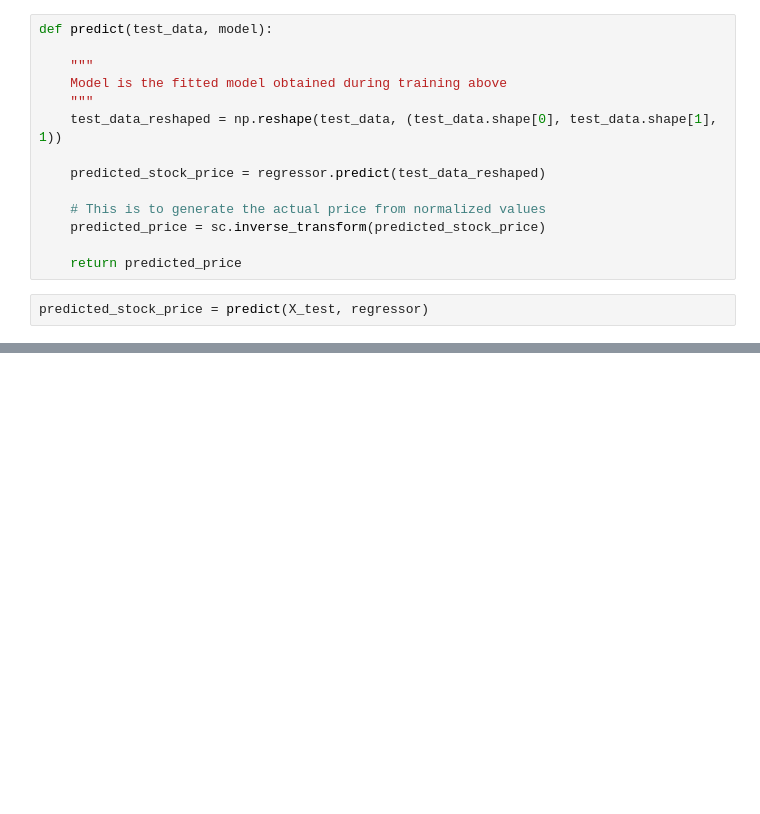
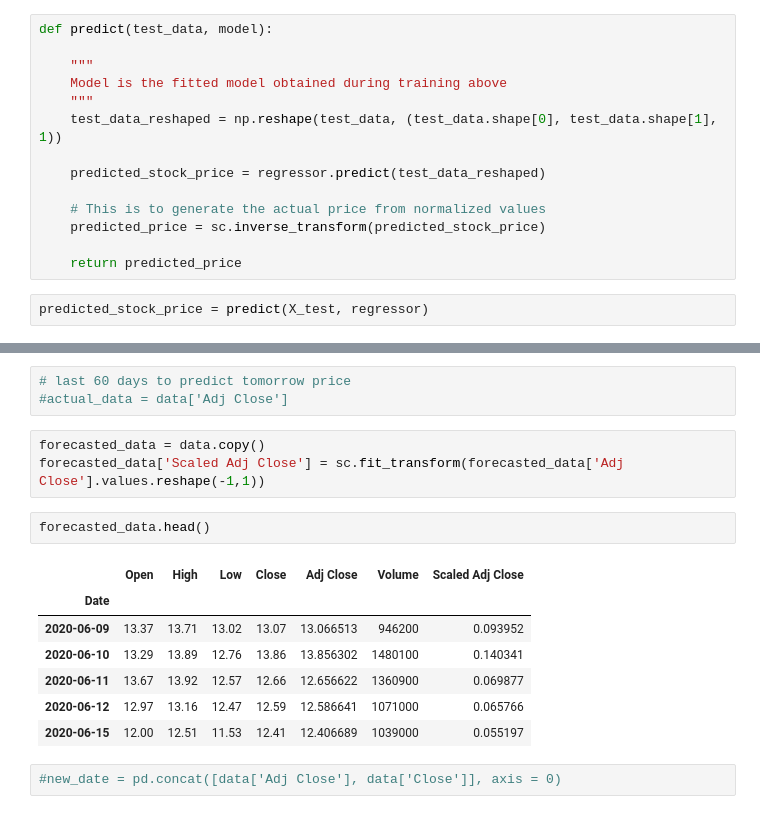
Before and after one commit to lgpatruyo/Stock_Price_Prediction, a Jupyter notebook: Stock_Prediction.ipynb, the cells around one changed output, grey strips where cells are left out. Drawn from its saved outputs; the diff is of its cells as text; blank space fills up the shorter version.

```diff
--- a/Stock_Prediction.ipynb
+++ b/Stock_Prediction.ipynb
@@ -284,0 +304,18 @@ stock_df.plot(style = [':','-'], color = ['red', 'green'], xlabel = 'Days', ylab
+# %%
+# last 60 days to predict tomorrow price
+#actual_data = data['Adj Close']
+# %%
+forecasted_data = data.copy()
+forecasted_data['Scaled Adj Close'] = sc.fit_transform(forecasted_data['Adj Close'].values.reshape(-1,1))
+# %%
+forecasted_data.head()
+# %% [output]
+|  | Open | High | Low | Close | Adj Close | Volume | Scaled Adj Close |
+| Date |  |  |  |  |  |  |  |
+| 2020-06-09 | 13.37 | 13.71 | 13.02 | 13.07 | 13.066513 | 946200 | 0.093952 |
+| 2020-06-10 | 13.29 | 13.89 | 12.76 | 13.86 | 13.856302 | 1480100 | 0.140341 |
+| 2020-06-11 | 13.67 | 13.92 | 12.57 | 12.66 | 12.656622 | 1360900 | 0.069877 |
+| 2020-06-12 | 12.97 | 13.16 | 12.47 | 12.59 | 12.586641 | 1071000 | 0.065766 |
+| 2020-06-15 | 12.00 | 12.51 | 11.53 | 12.41 | 12.406689 | 1039000 | 0.055197 |
+# %%
+#new_date = pd.concat([data['Adj Close'], data['Close']], axis = 0)
```
Also changed, not shown: parts of 23 cells of this notebook.
